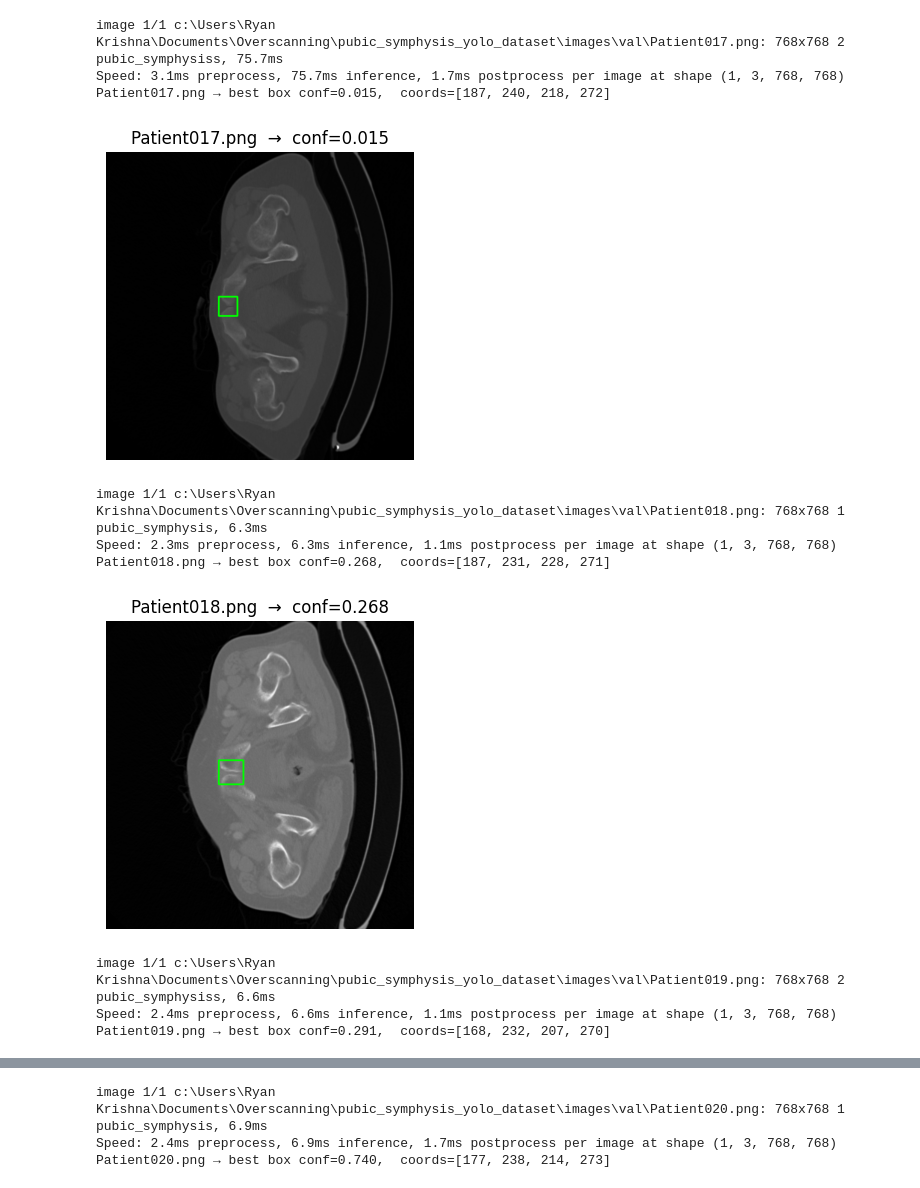
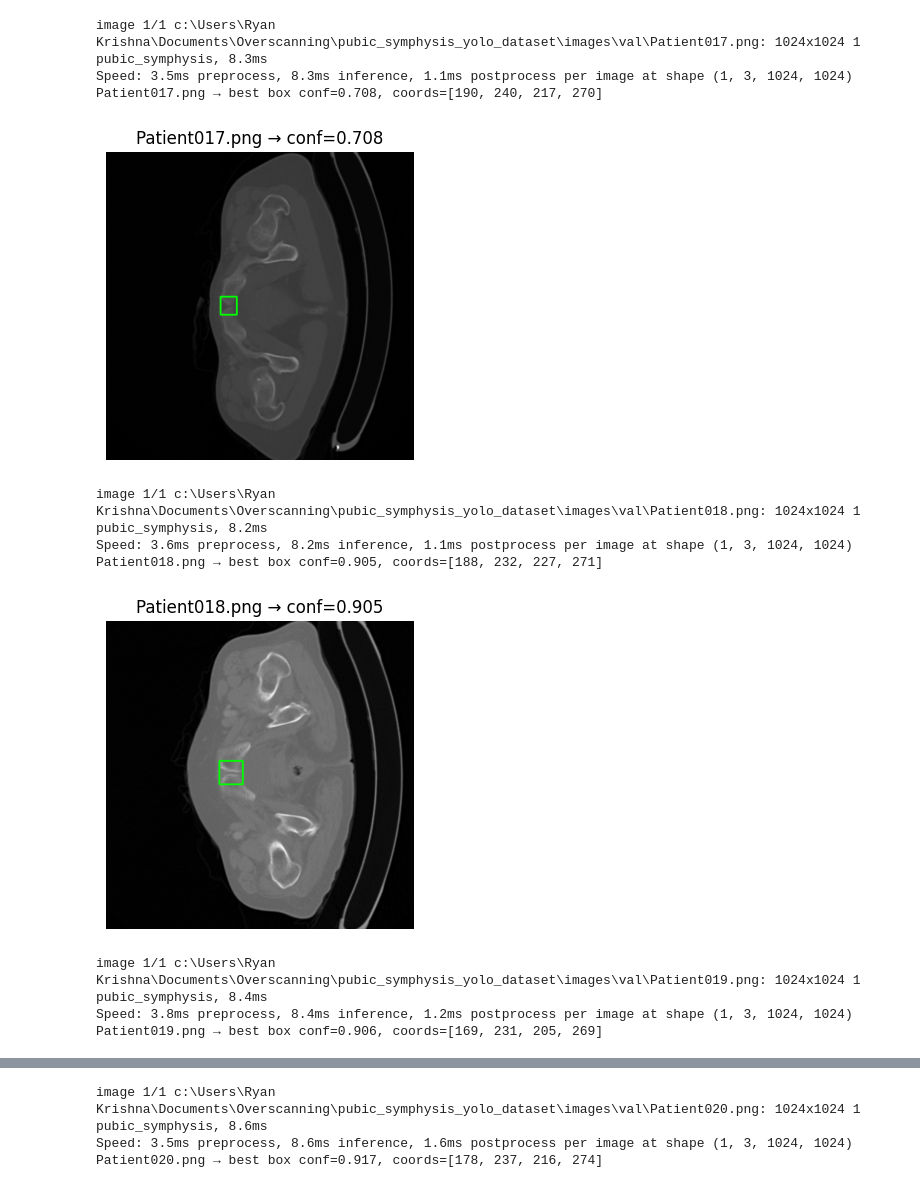
Before and after one commit to Velociturtle/overscanning_abdominal_ct, a Jupyter notebook: yolo.ipynb, the cells around one changed output, grey strips where cells are left out. Cells and saved outputs as stored; diff of their text form; code cells hidden in the pictures.

```diff
--- a/yolo.ipynb
+++ b/yolo.ipynb
@@ -232,26 +230,33 @@ plot_results("yolo_runs/yolo11_pubic_symphysis_s_aug/results.txt")
 # %%
+# If you haven’t already done so in this notebook, run this once:
+%matplotlib inline
+
 import cv2
 import matplotlib.pyplot as plt
 from ultralytics import YOLO
 from pathlib import Path
 
-best_weights = "yolo_runs/yolo11_pubic_symphysis_s_aug/weights/best.pt"
+# 1) Load your “medium”‐backbone best weights (no need to change anything else)
+best_weights = "yolo_runs/yolo11_pubic_symphysis_m_hardtrain/weights/best.pt"
 model = YOLO(best_weights)
 
+# 2) Pick one validation image to visualize
 dataset_root = Path("pubic_symphysis_yolo_dataset")
 val_image_dir = dataset_root / "images" / "val"
 pid = next(val_image_dir.iterdir()).name  # e.g. "Patient017.png"
 img_path = val_image_dir / pid
 
+# 3) Run inference with a reasonable conf threshold
 results = model.predict(
     source=str(img_path),
-    conf=0.05,    # start at 0.05; if you see the correct box, try raising to 0.15
+    conf=0.10,   # because this model is now stronger, we can start at 0.10
     device=0,
     save=False
 )[0]
 
+# 4) If no boxes survive ≥ 0.10, print a message. Otherwise draw the top box.
 if len(results.boxes) == 0:
-    print("❌ No detections at conf ≥ 0.05")
+    print("❌ No detections at conf ≥ 0.10")
 else:
     boxes = results.boxes
     sorted_indices = sorted(
@@ -310,71 +294,72 @@ Results saved to c:\Users\Ryan Krishna\Documents\Overscanning\runs\detect\val2
 # %%
+# If you haven’t already run %matplotlib inline, do it now:
+%matplotlib inline
+
 import cv2
 import matplotlib.pyplot as plt
 from ultralytics import YOLO
 from pathlib import Path
 
-# 1. Load best weights
-best_weights = "yolo_runs/yolo11_pubic_symphysis_s_aug/weights/best.pt"
+# 1) Load the same best‐weights as above
+best_weights = "yolo_runs/yolo11_pubic_symphysis_m_hardtrain/weights/best.pt"
 model = YOLO(best_weights)
 
-# 2. Path to your validation images
+# 2) Point at your validation image folder
 dataset_root = Path("pubic_symphysis_yolo_dataset")
 val_image_dir = dataset_root / "images" / "val"
 
-# 3. Loop over all validation images, print top box for each
+# 3) For each validation image, grab the single best box (even down to 1% conf)
 for img_file in sorted(val_image_dir.iterdir()):
     img_path = img_file
     results = model.predict(
         source=str(img_path),
-        conf=0.01,   # capture ANY box ≥ 1%
+        conf=0.01,   # prints the top box even if its confidence is only 1%
         device=0,
         save=False
-    )[0]  # only one image at a time
+    )[0]
 
     if len(results.boxes) == 0:
         print(f"{img_file.name} → no boxes even at conf≥0.01")
         continue
 
-    # Sort by confidence (descending) and pick the single best box
+    # Sort by confidence, then draw the top one
     boxes = results.boxes
     sorted_indices = sorted(
         range(len(boxes)),
         key=lambda i: float(boxes[i].conf),
         reverse=True
     )
     best_i = sorted_indices[0]
     best_box = boxes[best_i]
     best_conf = float(best_box.conf)
     x1, y1, x2, y2 = best_box.xyxy[0].tolist()
 
-    print(f"{img_file.name} → best box conf={best_conf:.3f},  "
-          f"coords=[{int(x1)}, {int(y1)}, {int(x2)}, {int(y2)}]")
+    print(f"{img_file.name} → best box conf={best_conf:.3f}, coords=[{int(x1)}, {int(y1)}, {int(x2)}, {int(y2)}]")
 
-    # Draw that top box on the image for visualization
     img_bgr = cv2.imread(str(img_path), cv2.IMREAD_COLOR)
     vis = img_bgr.copy()
     cv2.rectangle(
         vis,
         (int(x1), int(y1)),
         (int(x2), int(y2)),
         (0, 255, 0),
         thickness=2
     )
 
     plt.figure(figsize=(4,4))
-    plt.title(f"{img_file.name}  →  conf={best_conf:.3f}")
+    plt.title(f"{img_file.name} → conf={best_conf:.3f}")
     plt.axis("off")
     plt.imshow(cv2.cvtColor(vis, cv2.COLOR_BGR2RGB))
     plt.show()
 # %% [output]
-image 1/1 c:\Users\Ryan Krishna\Documents\Overscanning\pubic_symphysis_yolo_dataset\images\val\Patient017.png: 768x768 2 pubic_symphysiss, 75.7ms
-Speed: 3.1ms preprocess, 75.7ms inference, 1.7ms postprocess per image at shape (1, 3, 768, 768)
-Patient017.png → best box conf=0.015,  coords=[187, 240, 218, 272]
+image 1/1 c:\Users\Ryan Krishna\Documents\Overscanning\pubic_symphysis_yolo_dataset\images\val\Patient017.png: 1024x1024 1 pubic_symphysis, 8.3ms
+Speed: 3.5ms preprocess, 8.3ms inference, 1.1ms postprocess per image at shape (1, 3, 1024, 1024)
+Patient017.png → best box conf=0.708, coords=[190, 240, 217, 270]
-[figure, old version]
+[figure, new version]
-image 1/1 c:\Users\Ryan Krishna\Documents\Overscanning\pubic_symphysis_yolo_dataset\images\val\Patient018.png: 768x768 1 pubic_symphysis, 6.3ms
-Speed: 2.3ms preprocess, 6.3ms inference, 1.1ms postprocess per image at shape (1, 3, 768, 768)
-Patient018.png → best box conf=0.268,  coords=[187, 231, 228, 271]
+image 1/1 c:\Users\Ryan Krishna\Documents\Overscanning\pubic_symphysis_yolo_dataset\images\val\Patient018.png: 1024x1024 1 pubic_symphysis, 8.2ms
+Speed: 3.6ms preprocess, 8.2ms inference, 1.1ms postprocess per image at shape (1, 3, 1024, 1024)
+Patient018.png → best box conf=0.905, coords=[188, 232, 227, 271]
-[figure, old version]
+[figure, new version]
-image 1/1 c:\Users\Ryan Krishna\Documents\Overscanning\pubic_symphysis_yolo_dataset\images\val\Patient019.png: 768x768 2 pubic_symphysiss, 6.6ms
-Speed: 2.4ms preprocess, 6.6ms inference, 1.1ms postprocess per image at shape (1, 3, 768, 768)
-Patient019.png → best box conf=0.291,  coords=[168, 232, 207, 270]
+image 1/1 c:\Users\Ryan Krishna\Documents\Overscanning\pubic_symphysis_yolo_dataset\images\val\Patient019.png: 1024x1024 1 pubic_symphysis, 8.4ms
+Speed: 3.8ms preprocess, 8.4ms inference, 1.2ms postprocess per image at shape (1, 3, 1024, 1024)
+Patient019.png → best box conf=0.906, coords=[169, 231, 205, 269]
@@ -382,3 +367,3 @@ Patient019.png → best box conf=0.291,  coords=[168, 232, 207, 270]
-image 1/1 c:\Users\Ryan Krishna\Documents\Overscanning\pubic_symphysis_yolo_dataset\images\val\Patient020.png: 768x768 1 pubic_symphysis, 6.9ms
-Speed: 2.4ms preprocess, 6.9ms inference, 1.7ms postprocess per image at shape (1, 3, 768, 768)
-Patient020.png → best box conf=0.740,  coords=[177, 238, 214, 273]
+image 1/1 c:\Users\Ryan Krishna\Documents\Overscanning\pubic_symphysis_yolo_dataset\images\val\Patient020.png: 1024x1024 1 pubic_symphysis, 8.6ms
+Speed: 3.5ms preprocess, 8.6ms inference, 1.6ms postprocess per image at shape (1, 3, 1024, 1024)
+Patient020.png → best box conf=0.917, coords=[178, 237, 216, 274]
```
Also changed, not shown: parts of 8 cells of this notebook, 47 other files.
